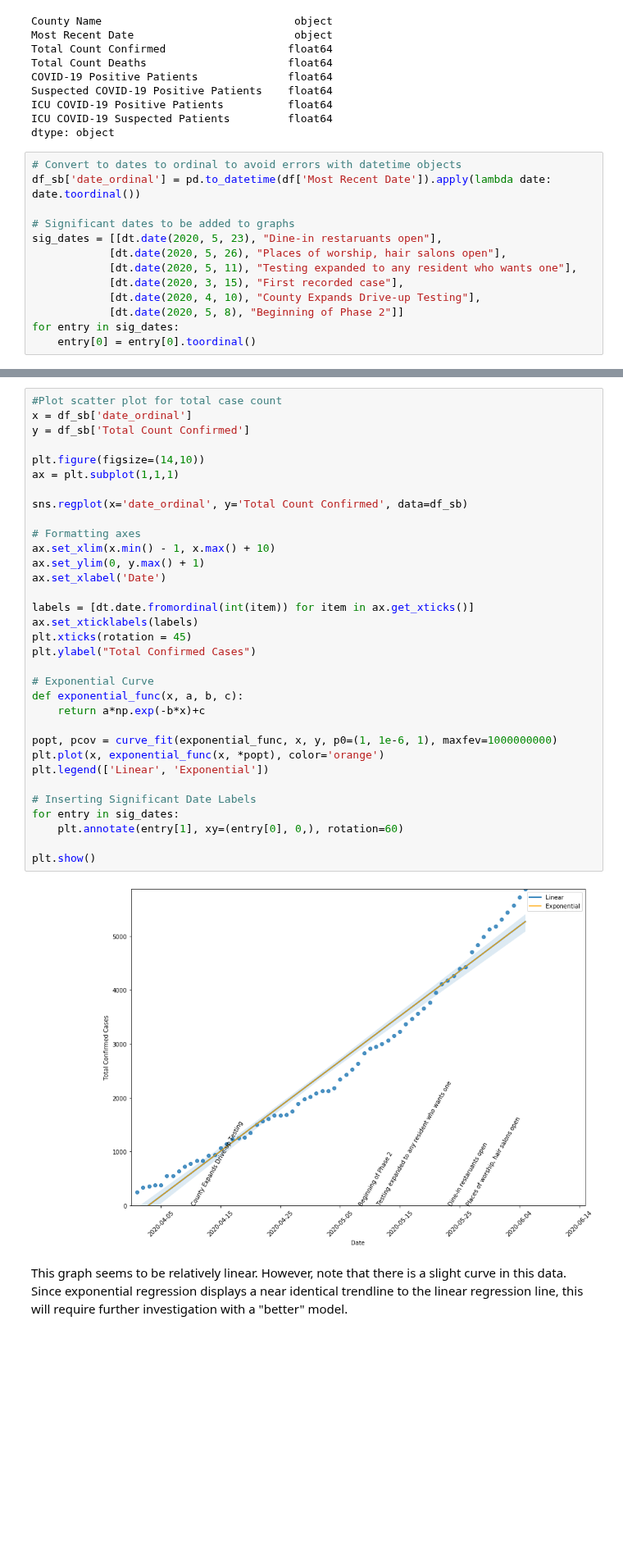
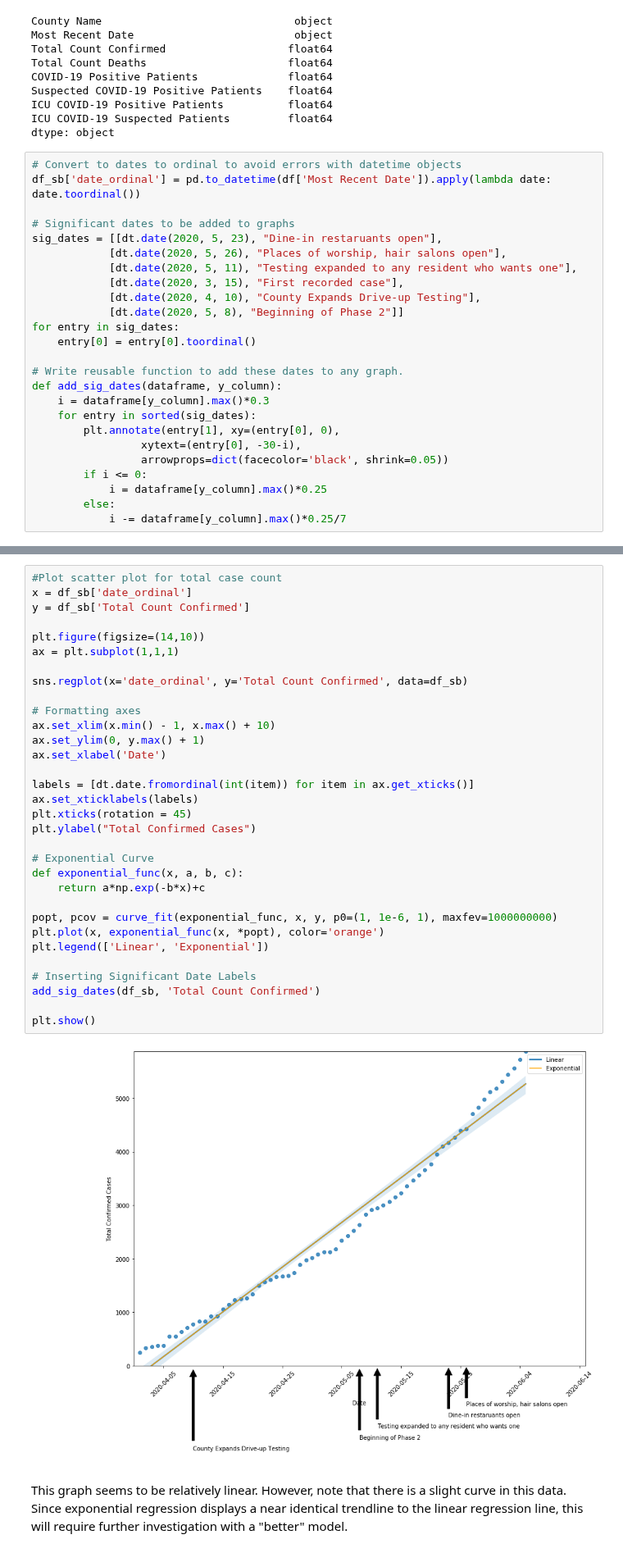
Before and after one commit to SarahEGood/covid19-SB, a Jupyter notebook: San_Bernardino_COVID-19_Data.ipynb, the cells around one changed output, grey strips where cells are left out. Shown at 82% size. Saved outputs shown, nothing was run; the diff lists cells and outputs as text; blank space fills up the shorter version.

Commit message:
feat: Added function that adds sig_dates with arrows and spacing for neatness.

```diff
--- a/San_Bernardino_COVID-19_Data.ipynb
+++ b/San_Bernardino_COVID-19_Data.ipynb
@@ -41,3 +41,15 @@ sig_dates = [[dt.date(2020, 5, 23), "Dine-in restaruants open"],
             [dt.date(2020, 5, 8), "Beginning of Phase 2"]]
 for entry in sig_dates:
     entry[0] = entry[0].toordinal()
+
+# Write reusable function to add these dates to any graph.
+def add_sig_dates(dataframe, y_column):
+    i = dataframe[y_column].max()*0.3
+    for entry in sorted(sig_dates):
+        plt.annotate(entry[1], xy=(entry[0], 0),
+                 xytext=(entry[0], -30-i),
+                 arrowprops=dict(facecolor='black', shrink=0.05))
+        if i <= 0:
+            i = dataframe[y_column].max()*0.25
+        else:
+            i -= dataframe[y_column].max()*0.25/7
@@ -51,36 +58,35 @@ See the caveats in the documentation: https://pandas.pydata.org/pandas-docs/stab
 x = df_sb['date_ordinal']
 y = df_sb['Total Count Confirmed']
 
 plt.figure(figsize=(14,10))
 ax = plt.subplot(1,1,1)
 
 sns.regplot(x='date_ordinal', y='Total Count Confirmed', data=df_sb)
 
 # Formatting axes
 ax.set_xlim(x.min() - 1, x.max() + 10)
 ax.set_ylim(0, y.max() + 1)
 ax.set_xlabel('Date')
 
 labels = [dt.date.fromordinal(int(item)) for item in ax.get_xticks()]
 ax.set_xticklabels(labels)
 plt.xticks(rotation = 45)
 plt.ylabel("Total Confirmed Cases")
 
 # Exponential Curve
 def exponential_func(x, a, b, c):
     return a*np.exp(-b*x)+c
 
 popt, pcov = curve_fit(exponential_func, x, y, p0=(1, 1e-6, 1), maxfev=1000000000)
 plt.plot(x, exponential_func(x, *popt), color='orange')
 plt.legend(['Linear', 'Exponential'])
 
 # Inserting Significant Date Labels
-for entry in sig_dates:
-    plt.annotate(entry[1], xy=(entry[0], 0,), rotation=60)
+add_sig_dates(df_sb, 'Total Count Confirmed')
 
 plt.show()
 # %% [output]
-[figure, old version]
+[figure, new version]
 # %% [markdown]
 This graph seems to be relatively linear. However, note that there is a slight curve in this data. Since exponential regression displays a near identical trendline to the linear regression line, this will require further investigation with a "better" model.
 # %% [markdown]
```
Also changed, not shown: parts of 3 cells of this notebook.
